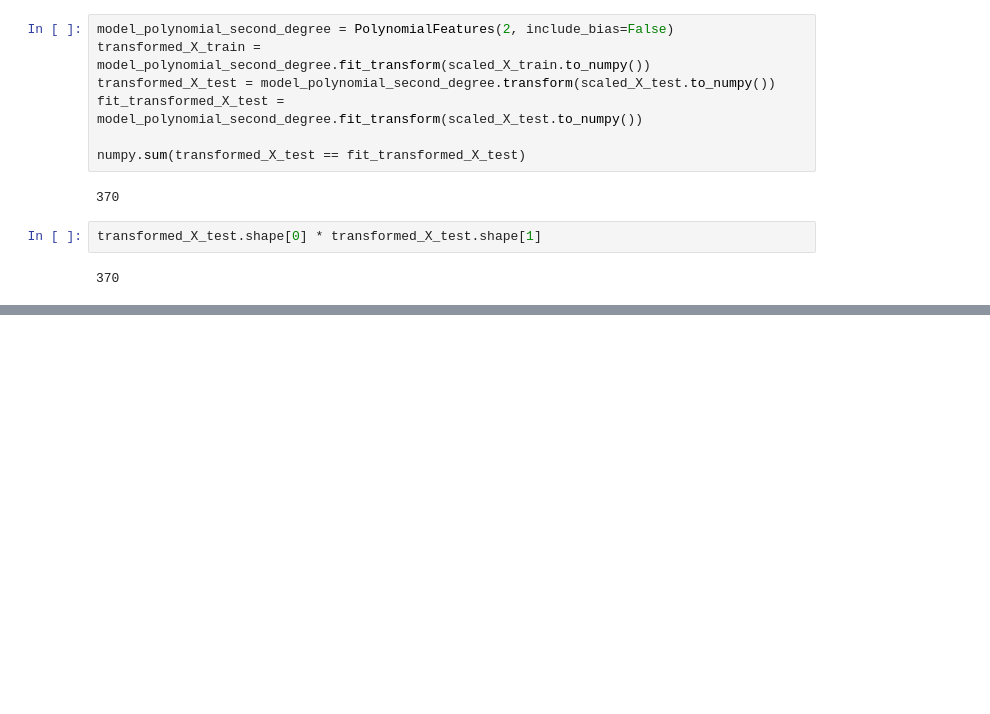
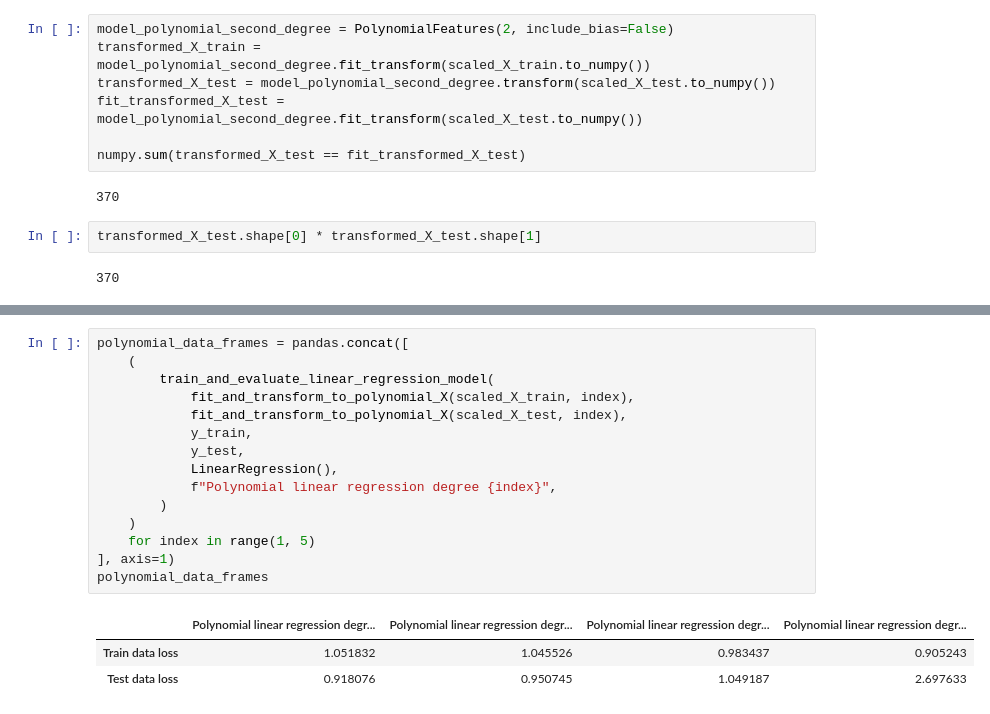
Before and after one commit to felix-tjernberg/machine-learning, a Jupyter notebook: exercises/exercise-3.ipynb, the cells around one changed output, grey strips where cells are left out. Drawn from its saved outputs; the diff is of its cells as text; blank space fills up the shorter version.

```diff
--- a/exercises/exercise-3.ipynb
+++ b/exercises/exercise-3.ipynb
@@ -164,0 +194,19 @@ transformed_X_test.shape[0] * transformed_X_test.shape[1]
+# %%
+polynomial_data_frames = pandas.concat([
+    (
+        train_and_evaluate_linear_regression_model(
+            fit_and_transform_to_polynomial_X(scaled_X_train, index),
+            fit_and_transform_to_polynomial_X(scaled_X_test, index),
+            y_train,
+            y_test,
+            LinearRegression(),
+            f"Polynomial linear regression degree {index}",
+        )
+    )
+    for index in range(1, 5)
+], axis=1)
+polynomial_data_frames
+# %% [output]
+|  | Polynomial linear regression degr... | Polynomial linear regression degr... | Polynomial linear regression degr... | Polynomial linear regression degr... |
+| Train data loss | 1.051832 | 1.045526 | 0.983437 | 0.905243 |
+| Test data loss | 0.918076 | 0.950745 | 1.049187 | 2.697633 |
```
Also changed, not shown: parts of 4 cells of this notebook.
